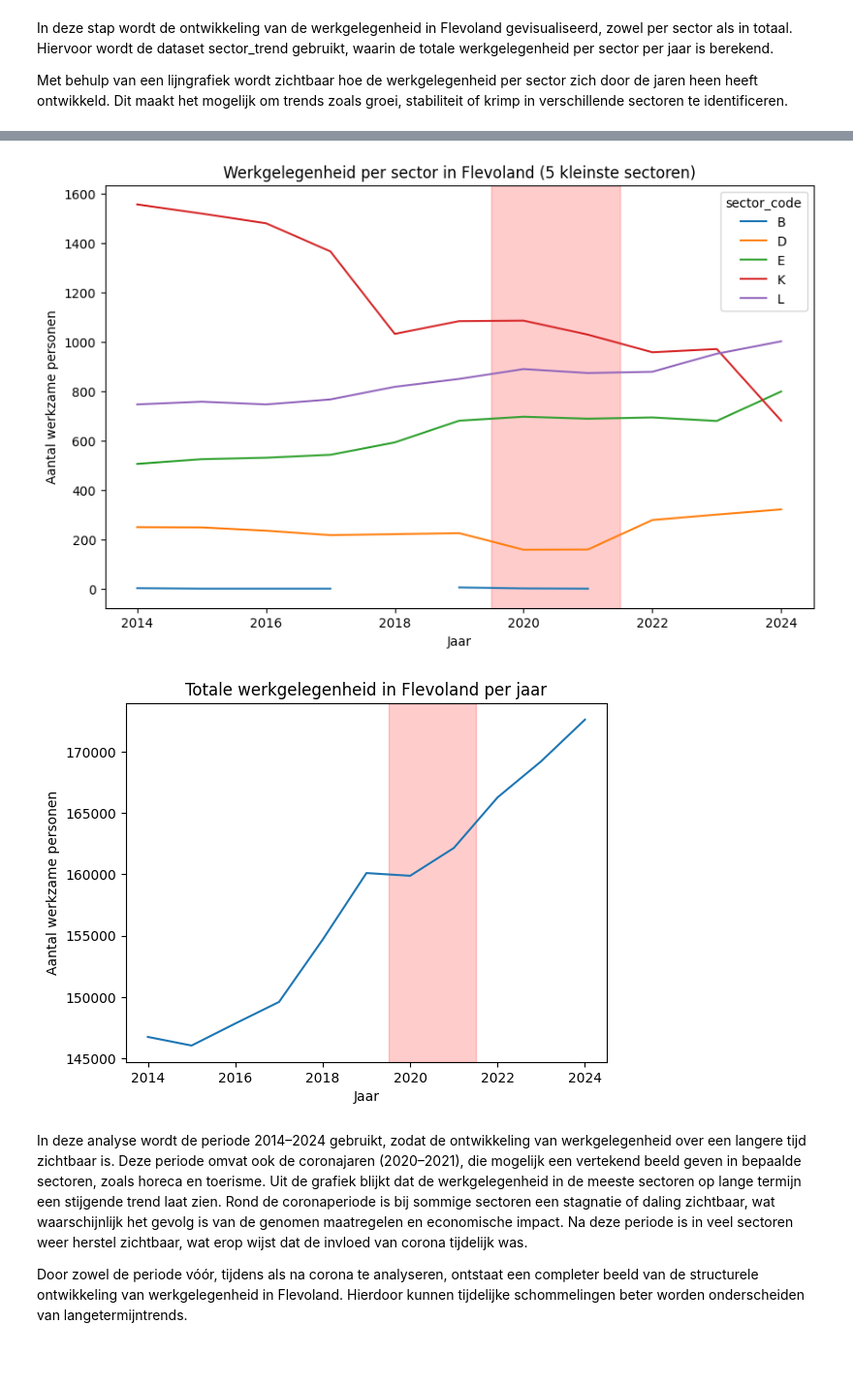
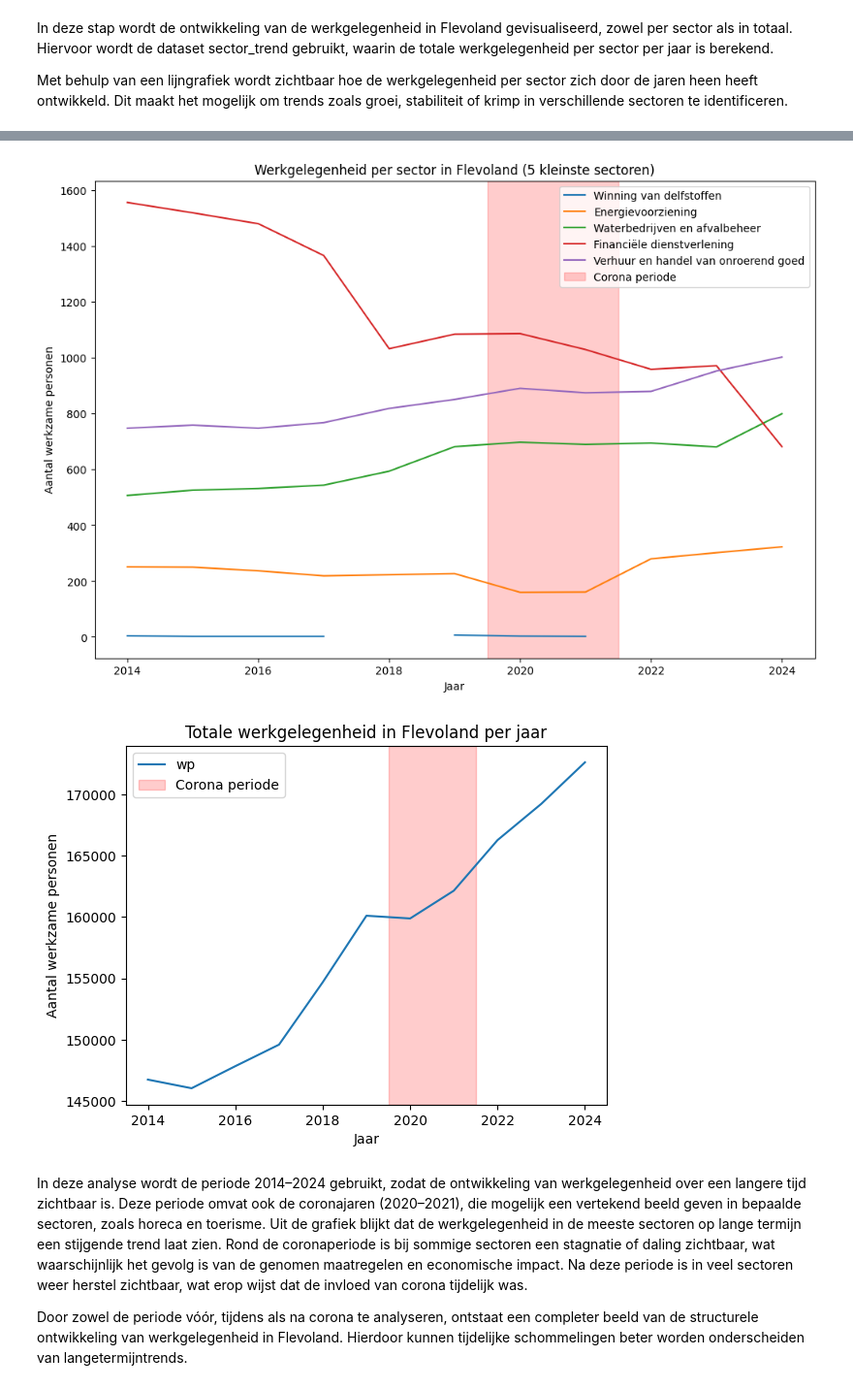
Before and after one commit to Ismael-991/Werkgelegenheid_Provincie_Flevoland, a Jupyter notebook: Notebooks/Individual/MOhammed_Notebook.ipynb, the cells around one changed output, grey strips where cells are left out. Shown at 97% size. Saved outputs shown, nothing was run; the diff lists cells and outputs as text; code cells hidden in the pictures; blank space fills up the shorter version.

```diff
--- a/Notebooks/Individual/MOhammed_Notebook.ipynb
+++ b/Notebooks/Individual/MOhammed_Notebook.ipynb
@@ -150,19 +160,32 @@ plt.show()
 # %%
-bottom_sectoren = sector_trend.groupby("sector_code")["wp"].sum().nsmallest(5).index  # selecteer 5 kleinste sectoren
-bottom_data = sector_trend[sector_trend["sector_code"].isin(bottom_sectoren)]
+sector_namen = {
+    "B": "Winning van delfstoffen",
+    "D": "Energievoorziening",
+    "E": "Waterbedrijven en afvalbeheer",
+    "K": "Financiële dienstverlening",
+    "L": "Verhuur en handel van onroerend goed"
+}
 
-pivot = bottom_data.pivot(index="jaar", columns="sector_code", values="wp")
+kleinste_sectoren = sector_trend.groupby("sector_code")["wp"].sum().nsmallest(5).index
+kleinste_data = sector_trend[sector_trend["sector_code"].isin(kleinste_sectoren)]
 
-pivot.plot(figsize=(10,6))
+pivot = kleinste_data.pivot(index="jaar", columns="sector_code", values="wp")
+
+# Hernoem kolommen
+pivot = pivot.rename(columns=sector_namen)
+
+pivot.plot(figsize=(12,8))
 
 plt.axvspan(2019.5, 2021.5, color='red', alpha=0.2, label="Corona periode")
 
 plt.title("Werkgelegenheid per sector in Flevoland (5 kleinste sectoren)")
 plt.xlabel("Jaar")
 plt.ylabel("Aantal werkzame personen")
+
+plt.legend()
 plt.show()
 # %% [output]
-[figure, old version]
+[figure, new version]
 # %%
 import matplotlib.pyplot as plt
 
@@ -174,9 +197,10 @@ plt.xlabel("Jaar")
 plt.ylabel("Aantal werkzame personen")
 plt.title("Totale werkgelegenheid in Flevoland per jaar")
 
+plt.legend()  # ← dit toevoegen
 plt.show()
 # %% [output]
-[figure, old version]
+[figure, new version]
 # %% [markdown]
 In deze analyse wordt de periode 2014–2024 gebruikt, zodat de ontwikkeling van werkgelegenheid over een langere tijd zichtbaar is. Deze periode omvat ook de coronajaren (2020–2021), die mogelijk een vertekend beeld geven in bepaalde sectoren, zoals horeca en toerisme. Uit de grafiek blijkt dat de werkgelegenheid in de meeste sectoren op lange termijn een stijgende trend laat zien. Rond de coronaperiode is bij sommige sectoren een stagnatie of daling zichtbaar, wat waarschijnlijk het gevolg is van de genomen maatregelen en economische impact. Na deze periode is in veel sectoren weer herstel zichtbaar, wat erop wijst dat de invloed van corona tijdelijk was.
 
```
Also changed, not shown: parts of 1 cell of this notebook.
